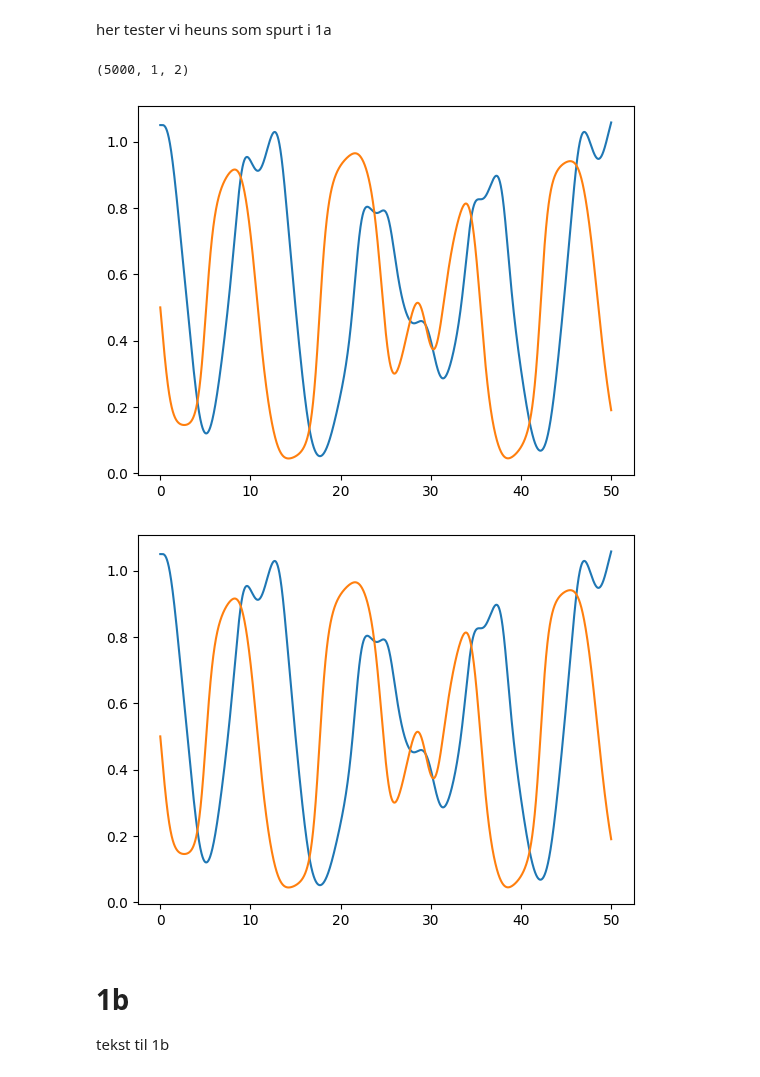
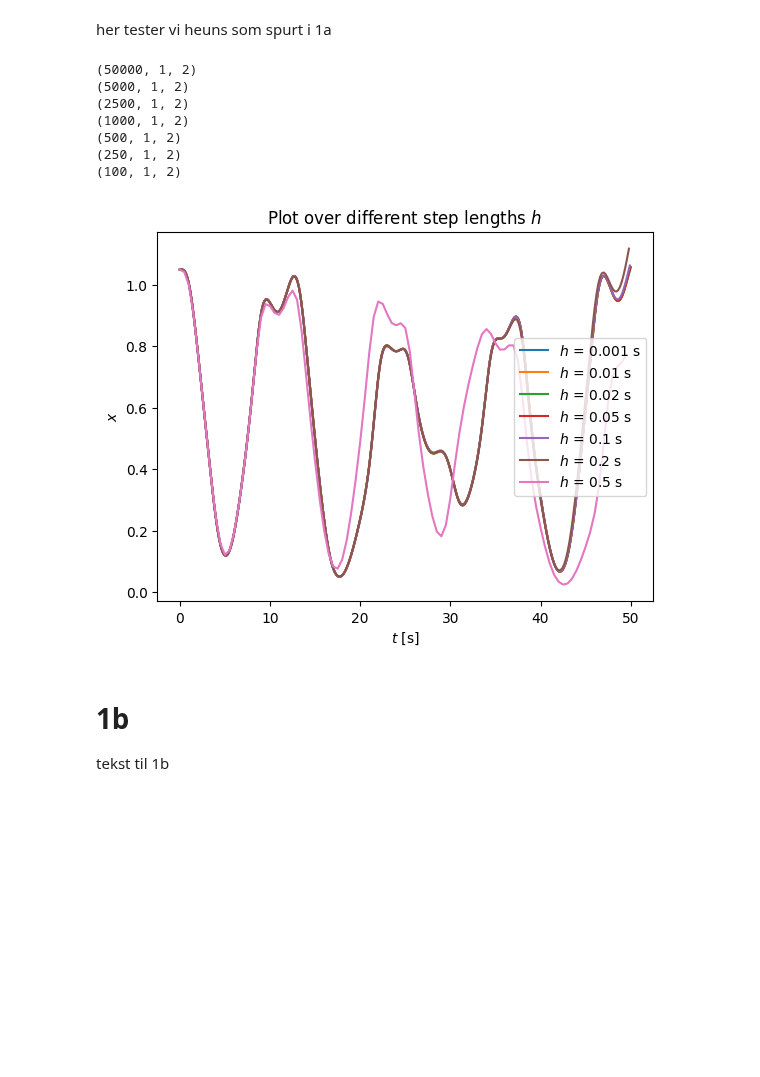
Before and after one commit to OliverRuden/TMA4320-scientific-computing, a Jupyter notebook: main.ipynb, the cells around one changed output. Cells and saved outputs as stored; diff of their text form; code cells hidden in the pictures; blank space fills up the shorter version.

```diff
--- a/main.ipynb
+++ b/main.ipynb
@@ -59,17 +58,22 @@ her tester vi heuns som spurt i 1a
 # %%
 for h in [0.001, 0.01, 0.02, 0.05, 0.1, 0.2, 0.5]:
     [t_array, val_array] = heun(func, val_0, 0, 50, h)
-    plt.plot(t_array, val_array[:,0], label = rf'$h$ = {h} s')
+    plt.plot(t_array, val_array[:,:,0], label = rf'$h$ = {h} s')
 
 plt.legend()
 plt.xlabel(r'$t$ [s]')
 plt.ylabel(r'$x$')
 plt.title(r'Plot over different step lengths $h$ ')
 plt.show()
 # %% [output]
+(50000, 1, 2)
 (5000, 1, 2)
+(2500, 1, 2)
+(1000, 1, 2)
+(500, 1, 2)
+(250, 1, 2)
+(100, 1, 2)
-[figure, old version]
+[figure, new version]
-[figure, removed]
 # %% [markdown]
 # 1b
 tekst til 1b
```
Also changed, not shown: parts of 1 cell of this notebook.
